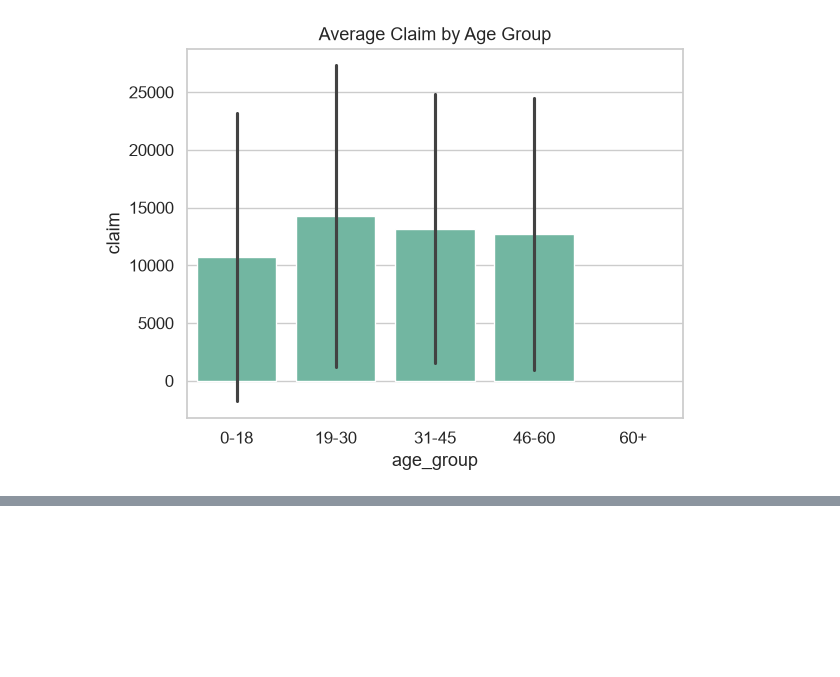
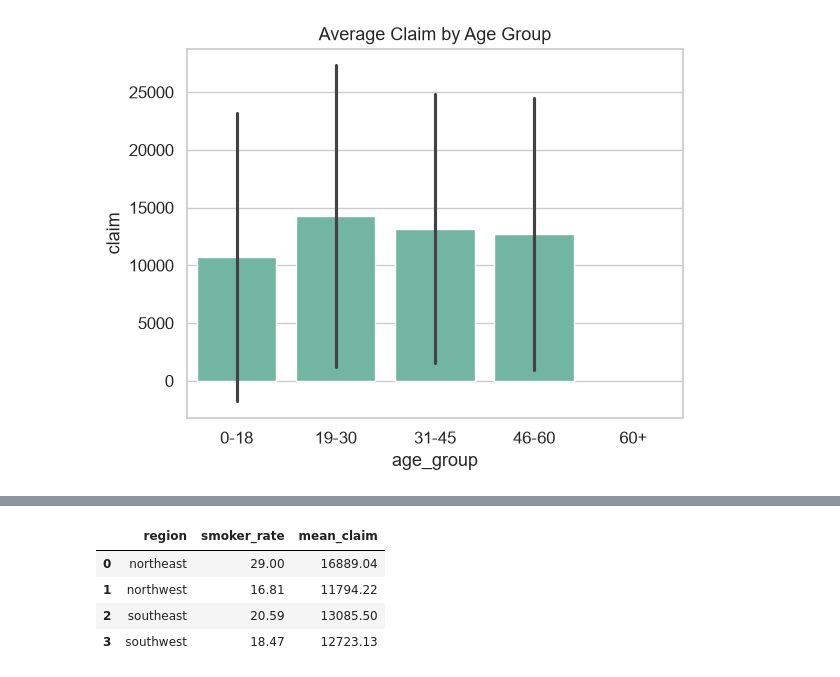
Before and after one commit to Pasinduthennakoon/Health-Insurance-Costs-Predictor, a Jupyter notebook: analysis_model.ipynb, the cells around one changed output, grey strips where cells are left out. Cells and saved outputs as stored; diff of their text form; code cells hidden in the pictures; blank space fills up the shorter version.

```diff
--- a/analysis_model.ipynb
+++ b/analysis_model.ipynb
@@ -208,0 +231,8 @@ plt.show()
+# %%
+region_stats
+# %% [output]
+|  | region | smoker_rate | mean_claim |
+| 0 | northeast | 29.00 | 16889.04 |
+| 1 | northwest | 16.81 | 11794.22 |
+| 2 | southeast | 20.59 | 13085.50 |
+| 3 | southwest | 18.47 | 12723.13 |
```
Also changed, not shown: parts of 5 cells of this notebook.
